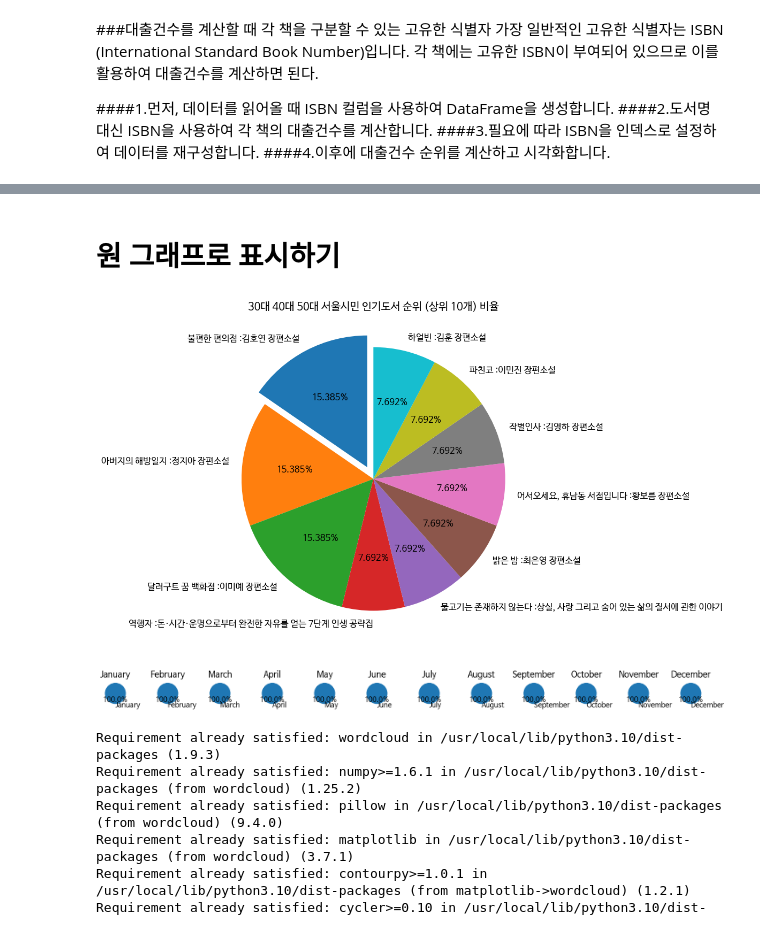
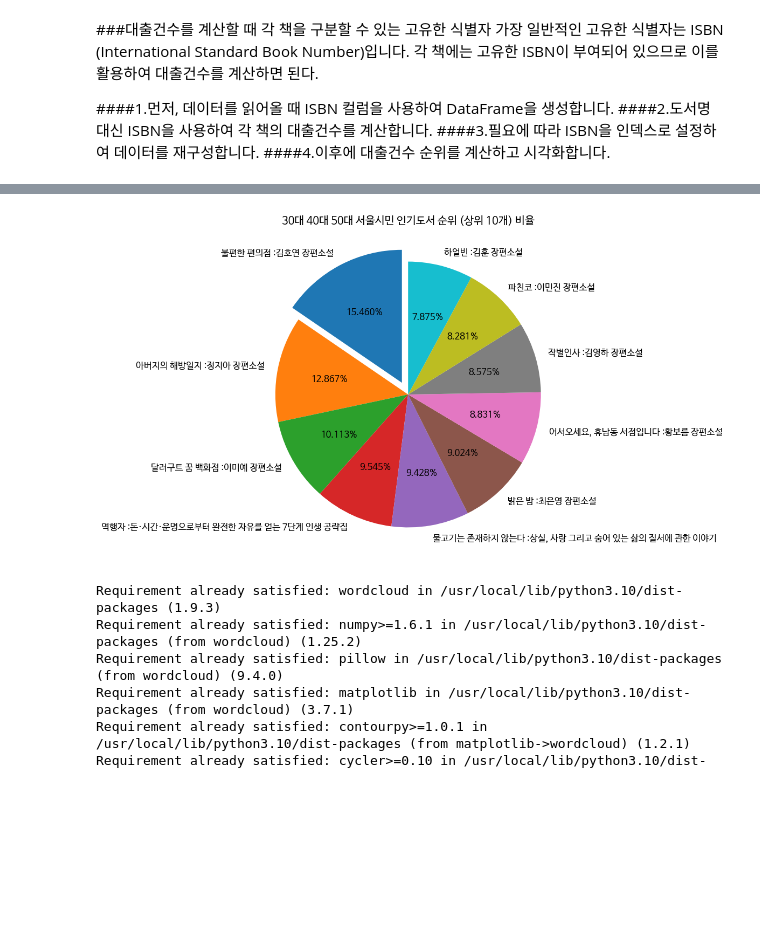
Before and after one commit to ellieyakim0829/dataAnalysis, a Jupyter notebook: 2_미니프로젝트_데이터분석_OpenAPI_xml_실습_20240501.ipynb, the cells around one changed output, grey strips where cells are left out. Saved outputs shown, nothing was run; the diff lists cells and outputs as text; code cells hidden in the pictures; blank space fills up the shorter version.

```diff
--- a/2_미니프로젝트_데이터분석_OpenAPI_xml_실습_20240501.ipynb
+++ b/2_미니프로젝트_데이터분석_OpenAPI_xml_실습_20240501.ipynb
@@ -406,10 +363,10 @@ unique_books_df.to_csv(outfile, encoding='cp949', mode='w', index=False)
 # %% [markdown]
 #### 7.가공된 csv 파일 확인하기
 # %%
-books_df = pd.read_csv('BestLoanList_books_data.csv', encoding='cp949')
+unique_books_Top10_df = pd.read_csv('BestLoanList_books_data.csv', encoding='cp949')
 
 print(f"현재 DataFrame의 열 이름:, {unique_books_df.columns}")
-books_df.head(3)
+unique_books_Top10_df.head(10)
 # %% [output]
 현재 DataFrame의 열 이름:, Index(['순위', '도서명', '저자', '출판사', '출판년도', 'ISBN', '주제분류명', '대출 횟수', '책표지',
        '도서상세페이지 URL'],
@@ -429,0 +426,18 @@ books_df.head(3)
+# %%
+# import pandas as pd
+
+# # ISBN과 대출 횟수를 포함한 데이터 파일을 불러옵니다.
+# books_data = pd.read_csv('BestLoanList_books_data.csv', encoding='cp949')
+
+# ISBN을 기준으로 대출 횟수와 도서명을 포함한 데이터를 생성합니다.
+books_with_loan_count = unique_books_Top10_df[['ISBN','대출 횟수', '도서명']]
+
+# ISBN을 인덱스로 설정합니다.
+books_with_loan_count.set_index('ISBN', inplace=True)
+
+# 대출 횟수에 따라 정렬한 뒤 상위 10개의 도서를 선택합니다.
+top_10_books_with_loan_count = books_with_loan_count.sort_values(by='대출 횟수', ascending=False).head(10)
+
+# 결과를 출력합니다.
+print(top_10_books_with_loan_count)
+top_10_books_with_loan_count
@@ -466,36 +495,30 @@ Index([  0,   2,   3,   4,   5,   6,   7,   8,   9,  10,
-# %% [markdown]
-# 원 그래프로 표시하기
 # %%
-# 순위별 도서 수 세기
+# import matplotlib.pyplot as plt
+
+# # 상위 10개의 도서명과 해당 도서의 비율(퍼센트) 계산
+# top_10_books = top_10_books_with_loan_count['도서명'].head(10)
+# book_percentages = (top_10_books_with_loan_count['대출 횟수'].value_counts(normalize=True) * 100).head(10)
+# print(top_10_books)
+# print(book_percentages)
+# # 파이 그래프로 나타내기
+# # plt.figure(figsize=(8, 8))
+# # plt.pie(book_percentages, labels=top_10_books, autopct='%.3f%%', startangle=90, explode=[0.1]+[0]*9)
+# # plt.title('30대 40대 50대 서울시민 인기도서 순위 (상위 10개) 비율')
+# # plt.show()
+
+import matplotlib.pyplot as plt
+
 # 상위 10개의 도서명과 해당 도서의 비율(퍼센트) 계산
-top_10_books = unique_books_df['도서명'].head(10)
-book_percentages = (unique_books_df['순위'].value_counts(normalize=True) * 100).head(10)
+top_10_books = top_10_books_with_loan_count['도서명'].head(10)
+book_percentages = (top_10_books_with_loan_count['대출 횟수'] / top_10_books_with_loan_count['대출 횟수'].sum() * 100).head(10)
 
 # 파이 그래프로 나타내기
 plt.figure(figsize=(8, 8))
 plt.pie(book_percentages, labels=top_10_books, autopct='%.3f%%', startangle=90, explode=[0.1]+[0]*9)
 plt.title('30대 40대 50대 서울시민 인기도서 순위 (상위 10개) 비율')
 plt.show()
 # %% [output]
-[figure, old version]
+[figure, new version]
-# %%
-import matplotlib.pyplot as plt
-
-# 월별 데이터
-months = ['January', 'February', 'March', 'April', 'May', 'June', 'July', 'August', 'September', 'October', 'November', 'December']
-data = [50, 30, 40, 60, 70, 80, 90, 100, 110, 120, 130, 140]
-
-# 한 줄에 서로 다른 크기로 파이 그래프 그리기
-plt.figure(figsize=(15, 5))
-
-for i in range(len(months)):
-    plt.subplot(1, 12, i+1)
-    plt.pie([data[i]], labels=[months[i]], autopct='%1.1f%%', startangle=90, counterclock=False)
-    plt.title(months[i])
-
-plt.tight_layout()
-# %% [output]
-[figure, removed]
 # %%
 # 라이브러리 설치하기
 !pip install wordcloud
```
Also changed, not shown: parts of 11 cells of this notebook.
